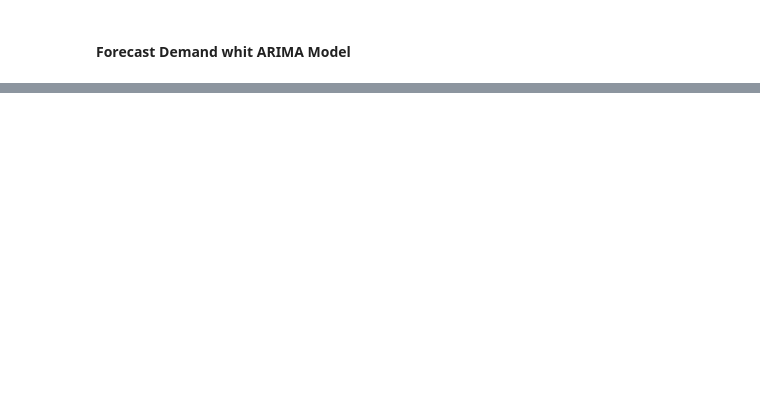
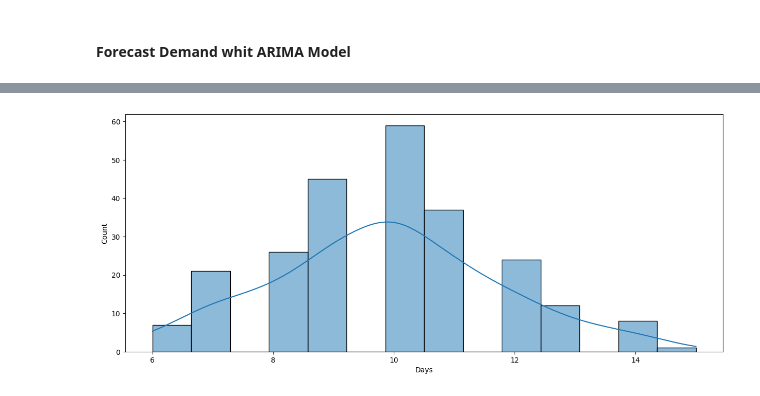
Before and after one commit to Millares95/Investigation_Code, a Jupyter notebook: ultimate_ARIMA_Forcast.ipynb, the cells around one changed output, grey strips where cells are left out. Cells and saved outputs as stored; diff of their text form; code cells hidden in the pictures; blank space fills up the shorter version.

```diff
--- a/ultimate_ARIMA_Forcast.ipynb
+++ b/ultimate_ARIMA_Forcast.ipynb
@@ -61,0 +208,9 @@ def import_data(x):
+# %%
+ #? Density Plot
+plt.figure(figsize = (15,6))
+sns.histplot(dataToFit, kde = True)
+plt.xlabel('Days')
+plt.ylabel('Count')
+plt.show()
+# %% [output]
+[figure, added]
```
Also changed, not shown: parts of 9 cells of this notebook, 1 other file.
